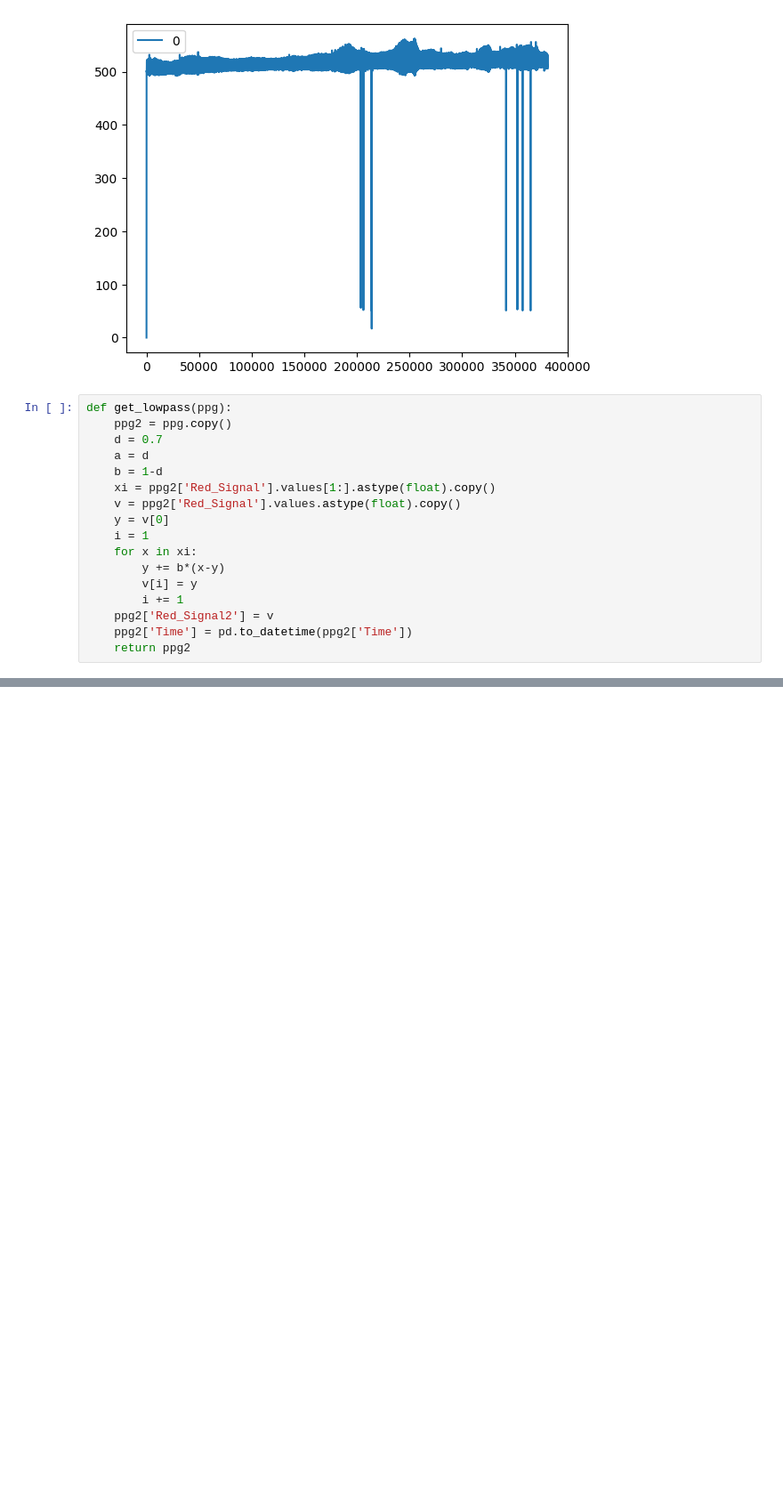
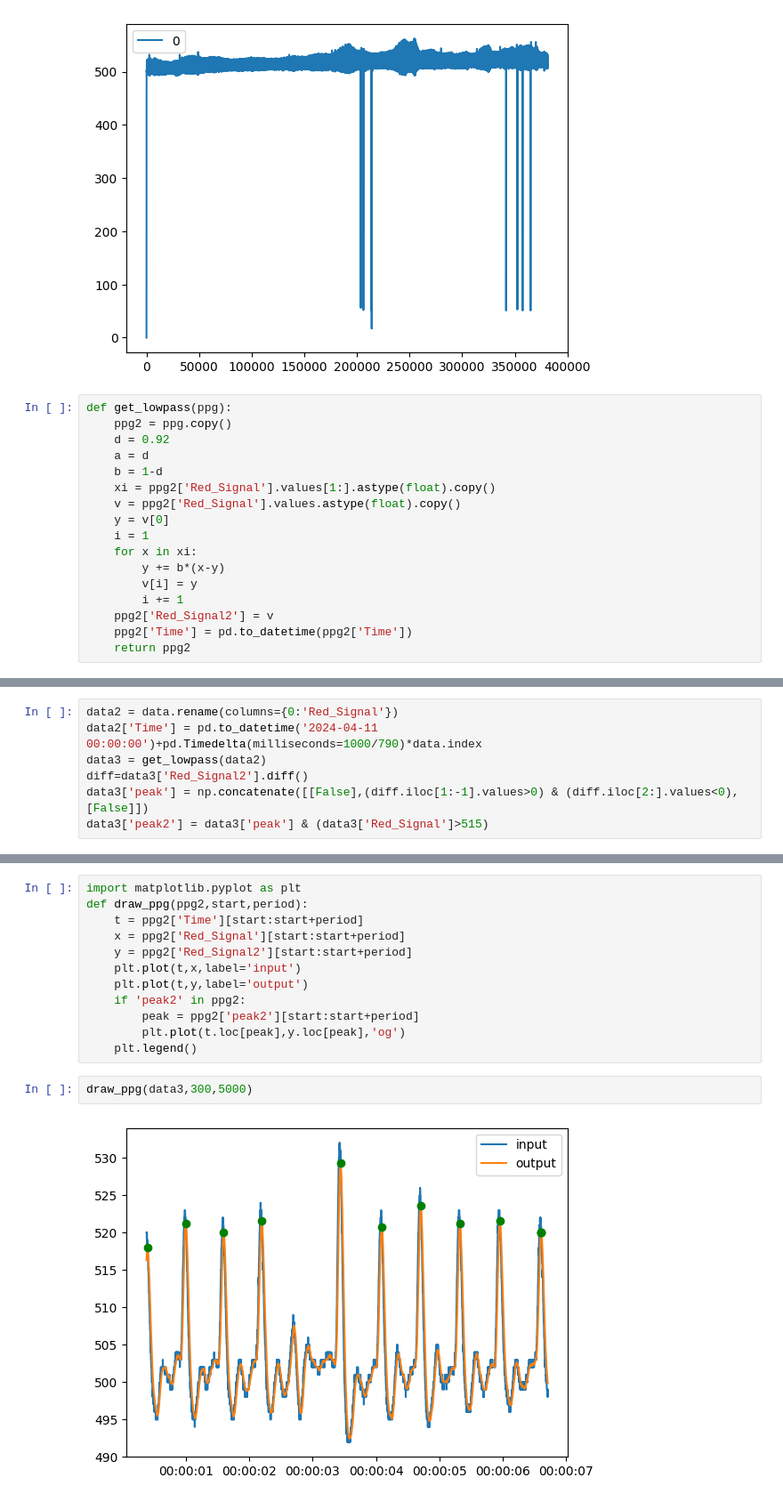
Before and after one commit to SJinLee/PPG, a Jupyter notebook: 04.Yurim_data.ipynb, the cells around one changed output, grey strips where cells are left out. Shown: that part at 89% size. Saved outputs shown, nothing was run; the diff lists cells and outputs as text; blank space fills up the shorter version.

```diff
--- a/04.Yurim_data.ipynb
+++ b/04.Yurim_data.ipynb
@@ -11,7 +11,7 @@ data.plot()
 # %%
 def get_lowpass(ppg):
     ppg2 = ppg.copy()
-    d = 0.7
+    d = 0.92
     a = d
     b = 1-d
     xi = ppg2['Red_Signal'].values[1:].astype(float).copy()
@@ -54,0 +28,7 @@ diffdata.loc[diffdata[0]!=0]
+# %%
+data2 = data.rename(columns={0:'Red_Signal'})
+data2['Time'] = pd.to_datetime('2024-04-11 00:00:00')+pd.Timedelta(milliseconds=1000/790)*data.index
+data3 = get_lowpass(data2)
+diff=data3['Red_Signal2'].diff()
+data3['peak'] = np.concatenate([[False],(diff.iloc[1:-1].values>0) & (diff.iloc[2:].values<0),[False]])
+data3['peak2'] = data3['peak'] & (data3['Red_Signal']>515)
@@ -54,0 +51,16 @@ diffdata.loc[diffdata[0]!=0]
+# %%
+import matplotlib.pyplot as plt
+def draw_ppg(ppg2,start,period):
+    t = ppg2['Time'][start:start+period]
+    x = ppg2['Red_Signal'][start:start+period]
+    y = ppg2['Red_Signal2'][start:start+period]
+    plt.plot(t,x,label='input')
+    plt.plot(t,y,label='output')
+    if 'peak2' in ppg2:
+        peak = ppg2['peak2'][start:start+period]
+        plt.plot(t.loc[peak],y.loc[peak],'og')
+    plt.legend()
+# %%
+draw_ppg(data3,300,5000)
+# %% [output]
+[figure, added]
```
Also changed, not shown: parts of 4 cells of this notebook.
